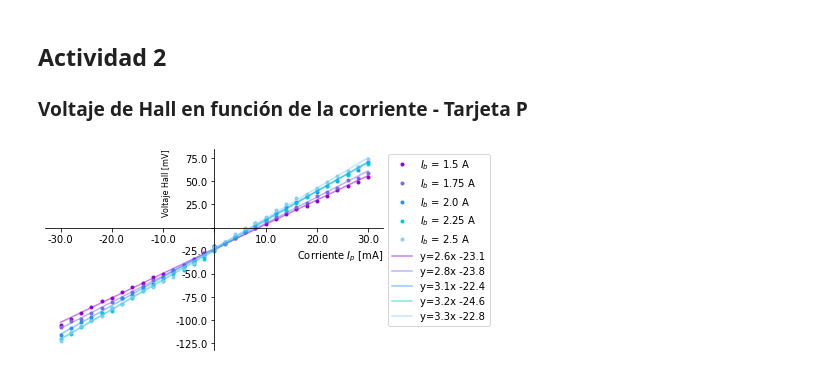
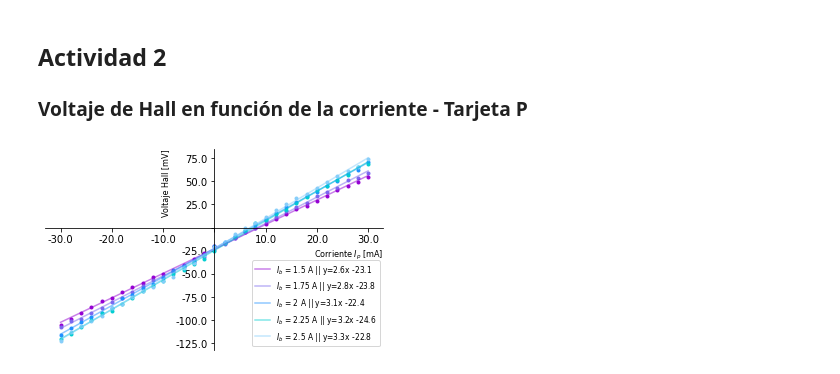
Before and after one commit to sofiaalvarezlopez/Laboratorio-Intermedio, a Jupyter notebook: Efecto Hall/Efecto Hall.ipynb, the cells around one changed output. Drawn from its saved outputs; the diff is of its cells as text; code cells hidden in the pictures.

```diff
--- a/Efecto Hall/Efecto Hall.ipynb
+++ b/Efecto Hall/Efecto Hall.ipynb
@@ -62,29 +62,29 @@ def plot_error_bars(df, col_name):
 # %%
 fig, ax = plt.subplots(figsize=(5,5/1.61616))
 i_b = 1.5
 colors = ['darkviolet', 'mediumslateblue', 'dodgerblue', 'darkturquoise', 'lightskyblue', 'turquoise']
 for i,col in enumerate(p_V_I.columns):
     if col != 'Corriente (mA)':
-        plt.plot(p_V_I['Corriente (mA)'], p_V_I[col], '.',c=colors[i-1], label='$I_b$ = {} A'.format(i_b))
+        plt.plot(p_V_I['Corriente (mA)'], p_V_I[col], '.',c=colors[i-1])
         #plot_error_bars(p_V_I, col)
         i_b += 0.25
-plt.plot(x, x*popt_150[0] + popt_150[1],c='darkviolet', alpha=0.5, label= 'y={:.1f}x {:.1f}'.format(popt_150[0], popt_150[1]))
-plt.plot(x, x*popt_175[0] + popt_175[1],c='mediumslateblue', alpha=0.5, label='y={:.1f}x {:.1f}'.format(popt_175[0], popt_175[1]))
-plt.plot(x, x*popt_200[0] + popt_200[1],c='dodgerblue', alpha=0.5, label='y={:.1f}x {:.1f}'.format(popt_200[0], popt_200[1]))
-plt.plot(x, x*popt_225[0] + popt_225[1],c='darkturquoise', alpha=0.5, label='y={:.1f}x {:.1f}'.format(popt_225[0], popt_225[1]))
-plt.plot(x, x*popt_250[0] + popt_250[1],c='lightskyblue', alpha=0.5, label='y={:.1f}x {:.1f}'.format(popt_250[0], popt_250[1]))
+plt.plot(x, x*popt_150[0] + popt_150[1],c='darkviolet', alpha=0.5, label= '$I_b$ = 1.5 A ||' + ' y={:.1f}x {:.1f}'.format(popt_150[0], popt_150[1]))
+plt.plot(x, x*popt_175[0] + popt_175[1],c='mediumslateblue', alpha=0.5, label='$I_b$ = 1.75 A ||' +' y={:.1f}x {:.1f}'.format(popt_175[0], popt_175[1]))
+plt.plot(x, x*popt_200[0] + popt_200[1],c='dodgerblue', alpha=0.5, label='$I_b$ = 2 A ||' + ' y={:.1f}x {:.1f}'.format(popt_200[0], popt_200[1]))
+plt.plot(x, x*popt_225[0] + popt_225[1],c='darkturquoise', alpha=0.5, label='$I_b$ = 2.25 A ||' + ' y={:.1f}x {:.1f}'.format(popt_225[0], popt_225[1]))
+plt.plot(x, x*popt_250[0] + popt_250[1],c='lightskyblue', alpha=0.5, label='$I_b$ = 2.5 A ||' +' y={:.1f}x {:.1f}'.format(popt_250[0], popt_250[1]))
 
 ax.spines['left'].set_position('zero')
 ax.spines['right'].set_color('none')
 ax.spines['bottom'].set_position('zero')
 ax.spines['top'].set_color('none')
 func = lambda x, pos: "" if np.isclose(x,0) else x
 plt.gca().xaxis.set_major_formatter(ticker.FuncFormatter(func))
 plt.gca().yaxis.set_major_formatter(ticker.FuncFormatter(func))
-ax.set_xlabel('Corriente $I_p$ [mA]', loc='right')
+ax.set_xlabel('Corriente $I_p$ [mA]', fontsize=8, loc='right')
 ax.set_ylabel('Voltaje Hall [mV]', fontsize=8, loc='top')
 plt.tight_layout()
-ax.legend(loc='upper left', bbox_to_anchor=(1, 1))
+ax.legend(loc='lower right',prop={'size': 7.5})
 plt.savefig('p-V-I.pdf')
 # %% [output]
-[figure, old version]
+[figure, new version]
```
Also changed, not shown: 1 other file.
